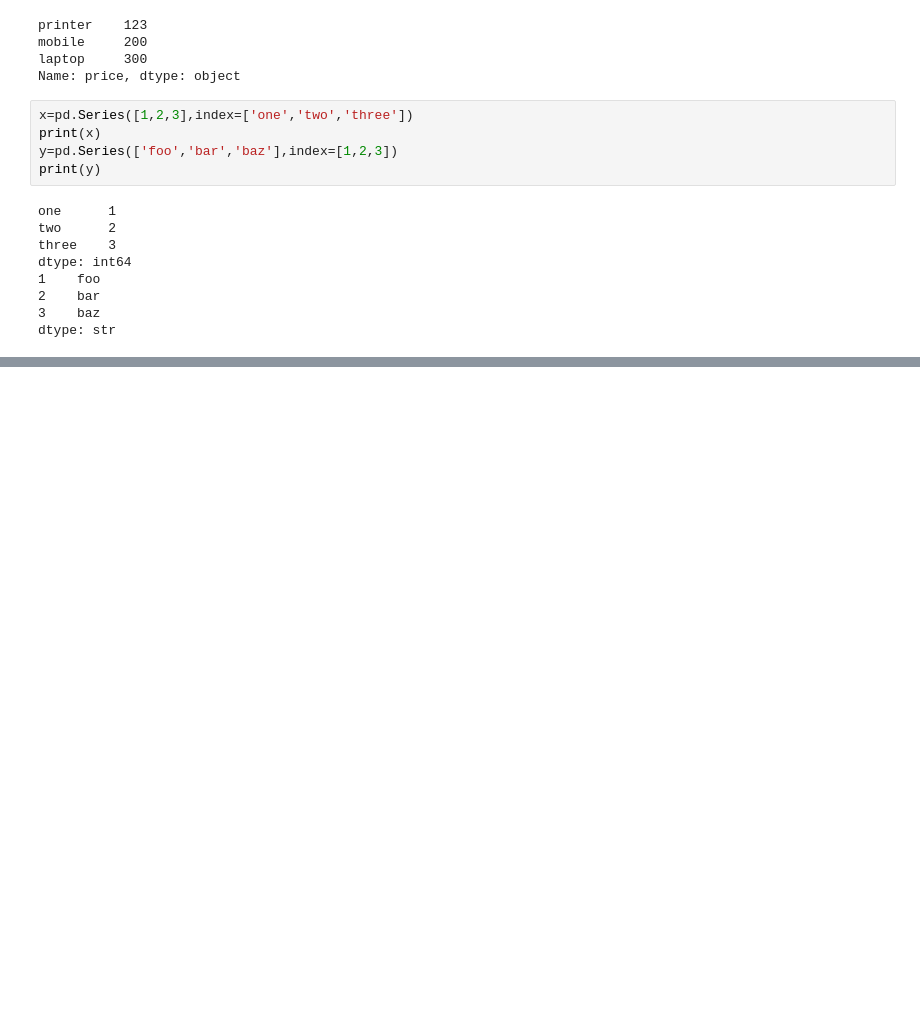
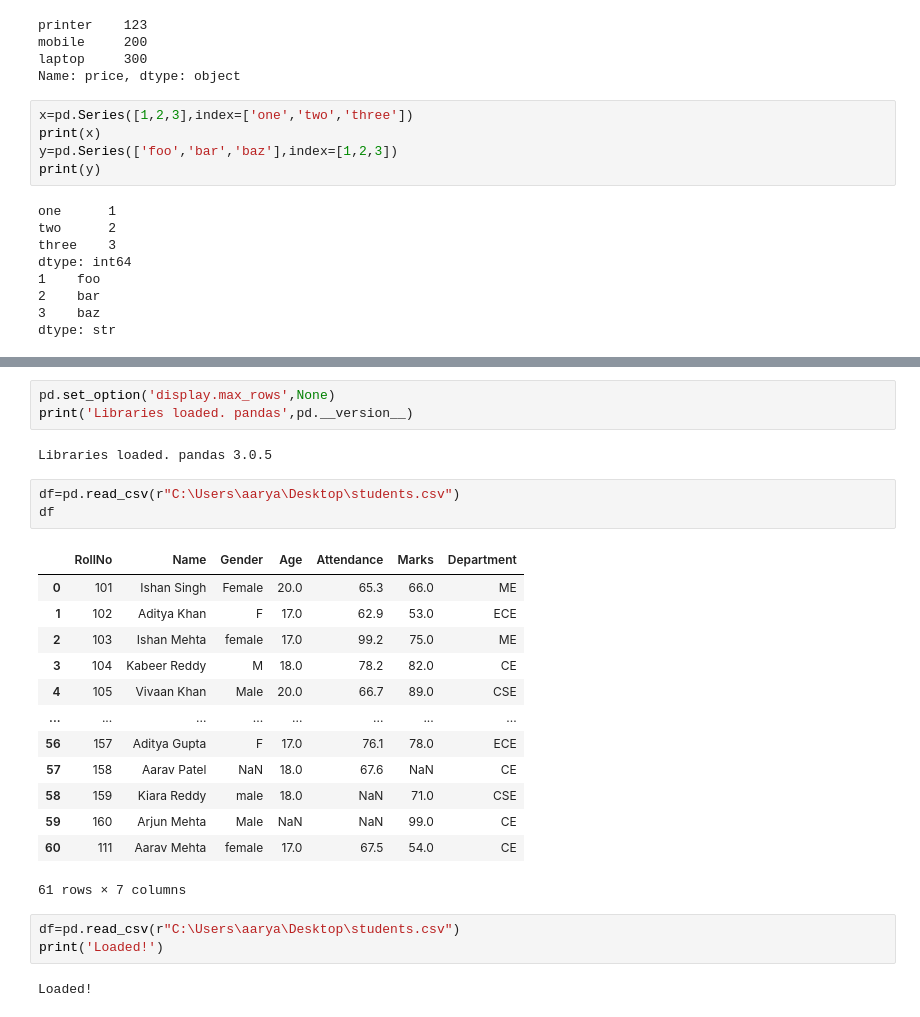
Before and after one commit to Aaryansinghal286/DV, a Jupyter notebook: Pandas_basics.ipynb, the cells around one changed output, grey strips where cells are left out. Saved outputs shown, nothing was run; the diff lists cells and outputs as text; blank space fills up the shorter version.

```diff
--- a/Pandas_basics.ipynb
+++ b/Pandas_basics.ipynb
@@ -366,0 +504,27 @@ dtype: str
+# %%
+pd.set_option('display.max_rows',None)
+print('Libraries loaded. pandas',pd.__version__)
+# %% [output]
+Libraries loaded. pandas 3.0.5
+# %%
+df=pd.read_csv(r"C:\Users\aarya\Desktop\students.csv")
+df
+# %% [output]
+|  | RollNo | Name | Gender | Age | Attendance | Marks | Department |
+| 0 | 101 | Ishan Singh | Female | 20.0 | 65.3 | 66.0 | ME |
+| 1 | 102 | Aditya Khan | F | 17.0 | 62.9 | 53.0 | ECE |
+| 2 | 103 | Ishan Mehta | female | 17.0 | 99.2 | 75.0 | ME |
+| 3 | 104 | Kabeer Reddy | M | 18.0 | 78.2 | 82.0 | CE |
+| 4 | 105 | Vivaan Khan | Male | 20.0 | 66.7 | 89.0 | CSE |
+| ... | ... | ... | ... | ... | ... | ... | ... |
+| 56 | 157 | Aditya Gupta | F | 17.0 | 76.1 | 78.0 | ECE |
+| 57 | 158 | Aarav Patel | NaN | 18.0 | 67.6 | NaN | CE |
+| 58 | 159 | Kiara Reddy | male | 18.0 | NaN | 71.0 | CSE |
+| 59 | 160 | Arjun Mehta | Male | NaN | NaN | 99.0 | CE |
+| 60 | 111 | Aarav Mehta | female | 17.0 | 67.5 | 54.0 | CE |
+61 rows × 7 columns
+# %%
+df=pd.read_csv(r"C:\Users\aarya\Desktop\students.csv")
+print('Loaded!')
+# %% [output]
+Loaded!
```
Also changed, not shown: parts of 27 cells of this notebook, 1 other file.
